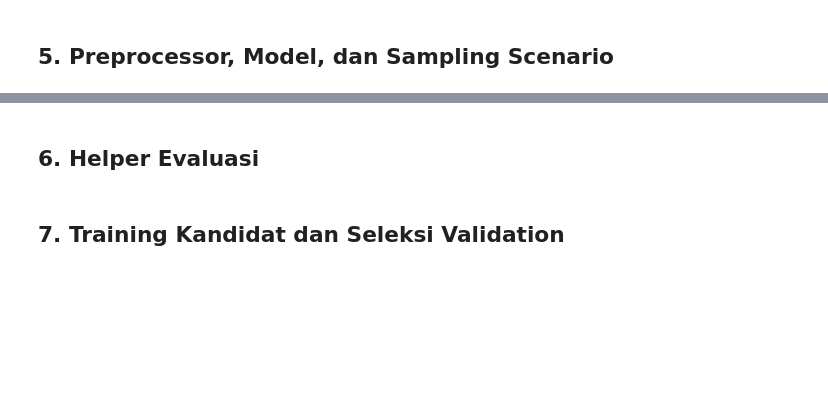
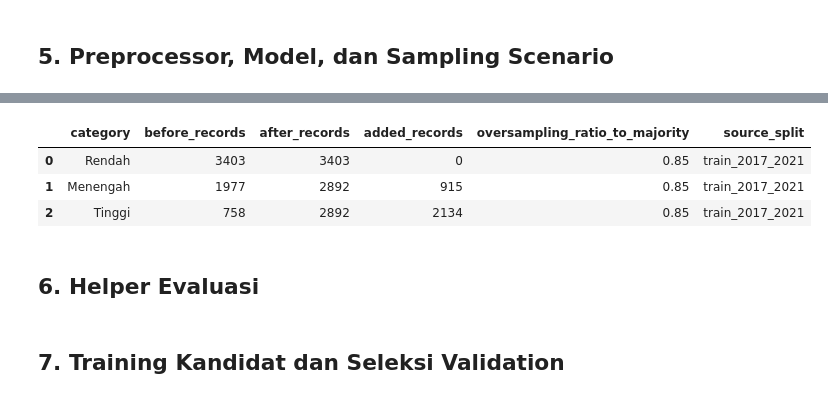
Before and after one commit to AnthonyWisnu/Tugas_UAS_Big-Data, a Jupyter notebook: 03_training_model.ipynb, the cells around one changed output, grey strips where cells are left out. Cells and saved outputs as stored; diff of their text form; code cells hidden in the pictures; blank space fills up the shorter version.

```diff
--- a/03_training_model.ipynb
+++ b/03_training_model.ipynb
@@ -189,7 +199,7 @@ Name: count, dtype: int64
 # %% [markdown]
 ## 5. Preprocessor, Model, dan Sampling Scenario
 # %%
-categorical_features = [col for col in feature_list if X_train[col].dtype == 'object']
+categorical_features = [col for col in feature_list if X_train_before[col].dtype == 'object']
 numeric_features = [col for col in feature_list if col not in categorical_features]
 
 
@@ -223,15 +233,87 @@ def light_oversampling_strategy(y):
     return strategy
 
 
+def cache_is_fresh(path):
+    if not path.exists() or path.stat().st_size == 0:
+        return False
+    latest_input_mtime = max(MODEL_DATA_FILE.stat().st_mtime, FEATURE_LIST_FILE.stat().st_mtime)
+    return path.stat().st_mtime >= latest_input_mtime
+
+
+def build_oversampling_summary(before_df, after_df):
+    before_counts = before_df[TARGET_COLUMN].value_counts().reindex(TARGET_LABELS, fill_value=0).astype(int)
+    after_counts = after_df[TARGET_COLUMN].value_counts().reindex(TARGET_LABELS, fill_value=0).astype(int)
+    summary = pd.DataFrame({
+        'category': TARGET_LABELS,
+        'before_records': [int(before_counts[label]) for label in TARGET_LABELS],
+        'after_records': [int(after_counts[label]) for label in TARGET_LABELS],
+    })
+    summary['added_records'] = summary['after_records'] - summary['before_records']
+    summary['oversampling_ratio_to_majority'] = 0.85
+    summary['source_split'] = 'train_2017_2021'
+    return summary
+
+
+def prepare_oversampled_train_dataset():
+    train_before_for_export = train_before_df.copy().reset_index(drop=True)
+    train_before_for_export['_source_row_id'] = np.arange(len(train_before_for_export))
+    train_before_for_export['_oversampling_status'] = 'Original'
+    train_before_for_export['_is_oversampled_duplicate'] = False
+    train_before_for_export.to_csv(TRAIN_BEFORE_OVERSAMPLING_FILE, index=False)
+    train_before_for_export[train_before_for_export[TARGET_COLUMN] == HIGH_CLASS_LABEL].to_csv(
+        HIGH_BEFORE_OVERSAMPLING_FILE, index=False
+    )
+
+    required_cache_columns = list(train_before_for_export.columns)
+    use_cache = cache_is_fresh(TRAIN_AFTER_OVERSAMPLING_FILE) and not REBUILD_OVERSAMPLING_DATA
+    if use_cache:
+        train_after_df = pd.read_csv(TRAIN_AFTER_OVERSAMPLING_FILE)
+        missing_columns = [col for col in required_cache_columns if col not in train_after_df.columns]
+        if missing_columns:
+            print(f'Cache oversampling tidak lengkap, dibuat ulang. Kolom hilang: {missing_columns}')
+            use_cache = False
+        else:
+            print(f'Pakai cache oversampling: {TRAIN_AFTER_OVERSAMPLING_FILE}')
+
+    if not use_cache:
+        sampler = RandomOverSampler(
+            sampling_strategy=light_oversampling_strategy(y_train_text_before),
+            random_state=RANDOM_STATE,
+        )
+        train_after_df, _ = sampler.fit_resample(train_before_for_export, y_train_text_before)
+        train_after_df = train_after_df.reset_index(drop=True)
+        duplicate_mask = np.arange(len(train_after_df)) >= len(train_before_for_export)
+        train_after_df['_is_oversampled_duplicate'] = duplicate_mask
+        train_after_df['_oversampling_status'] = np.where(
+            duplicate_mask, 'Tambahan oversampling', 'Original'
+        )
+        train_after_df.to_csv(TRAIN_AFTER_OVERSAMPLING_FILE, index=False)
+        print(f'Oversampling dibuat dan disimpan: {TRAIN_AFTER_OVERSAMPLING_FILE}')
+
+    train_after_df[train_after_df[TARGET_COLUMN] == HIGH_CLASS_LABEL].to_csv(
+        HIGH_AFTER_OVERSAMPLING_FILE, index=False
+    )
+    oversampling_summary_df = build_oversampling_summary(train_before_for_export, train_after_df)
+    oversampling_summary_df.to_csv(OVERSAMPLING_SUMMARY_FILE, index=False)
+    return train_after_df, oversampling_summary_df
+
+
+train_after_oversampling_df, oversampling_summary_df = prepare_oversampled_train_dataset()
+
+X_train = train_after_oversampling_df[feature_list].copy()
+y_train_text = train_after_oversampling_df[TARGET_COLUMN].copy()
+y_train = label_encoder.transform(y_train_text)
+
+
+def get_training_data(scenario):
+    if scenario == 'random_oversampling_light':
+        return X_train, y_train
+    return X_train_before, y_train_before
+
+
 def build_pipeline(model_name, scenario):
     scale_numeric = model_name == 'logistic_regression'
     steps = [('preprocess', make_preprocessor(scale_numeric=scale_numeric))]
-
-    if scenario == 'random_oversampling_light':
-        steps.append(('sampler', RandomOverSampler(
-            sampling_strategy=light_oversampling_strategy(y_train),
-            random_state=RANDOM_STATE,
-        )))
 
     class_weight = 'balanced' if scenario == 'class_weight_balanced' else None
 
@@ -269,5 +351,7 @@ scenarios_by_model = {
 
 print('Numeric features:', len(numeric_features))
 print('Categorical features:', categorical_features)
-print('Oversampling strategy:', light_oversampling_strategy(y_train))
+print('\nOversampling strategy:', light_oversampling_strategy(y_train_text_before))
+print('\nOversampling summary:')
+display(oversampling_summary_df)
 # %% [output]
@@ -277,3 +365,7 @@ Oversampling strategy: {0: 2892, 2: 2892}
+|  | category | before_records | after_records | added_records | oversampling_ratio_to_majority | source_split |
+| 0 | Rendah | 3403 | 3403 | 0 | 0.85 | train_2017_2021 |
+| 1 | Menengah | 1977 | 2892 | 915 | 0.85 | train_2017_2021 |
+| 2 | Tinggi | 758 | 2892 | 2134 | 0.85 | train_2017_2021 |
 # %% [markdown]
 ## 6. Helper Evaluasi
 # %%
```
Also changed, not shown: parts of 7 cells of this notebook, 9 other files.
